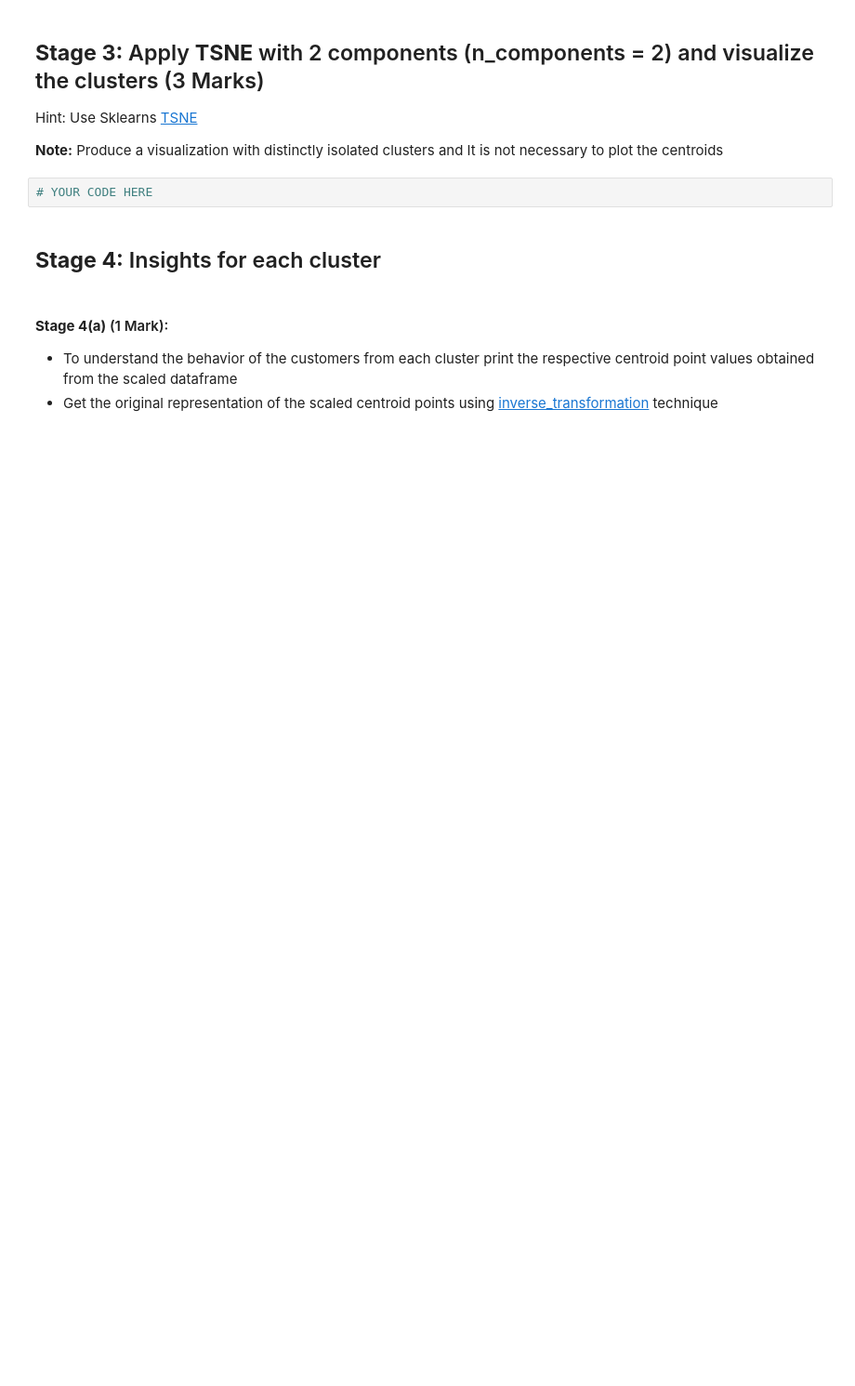
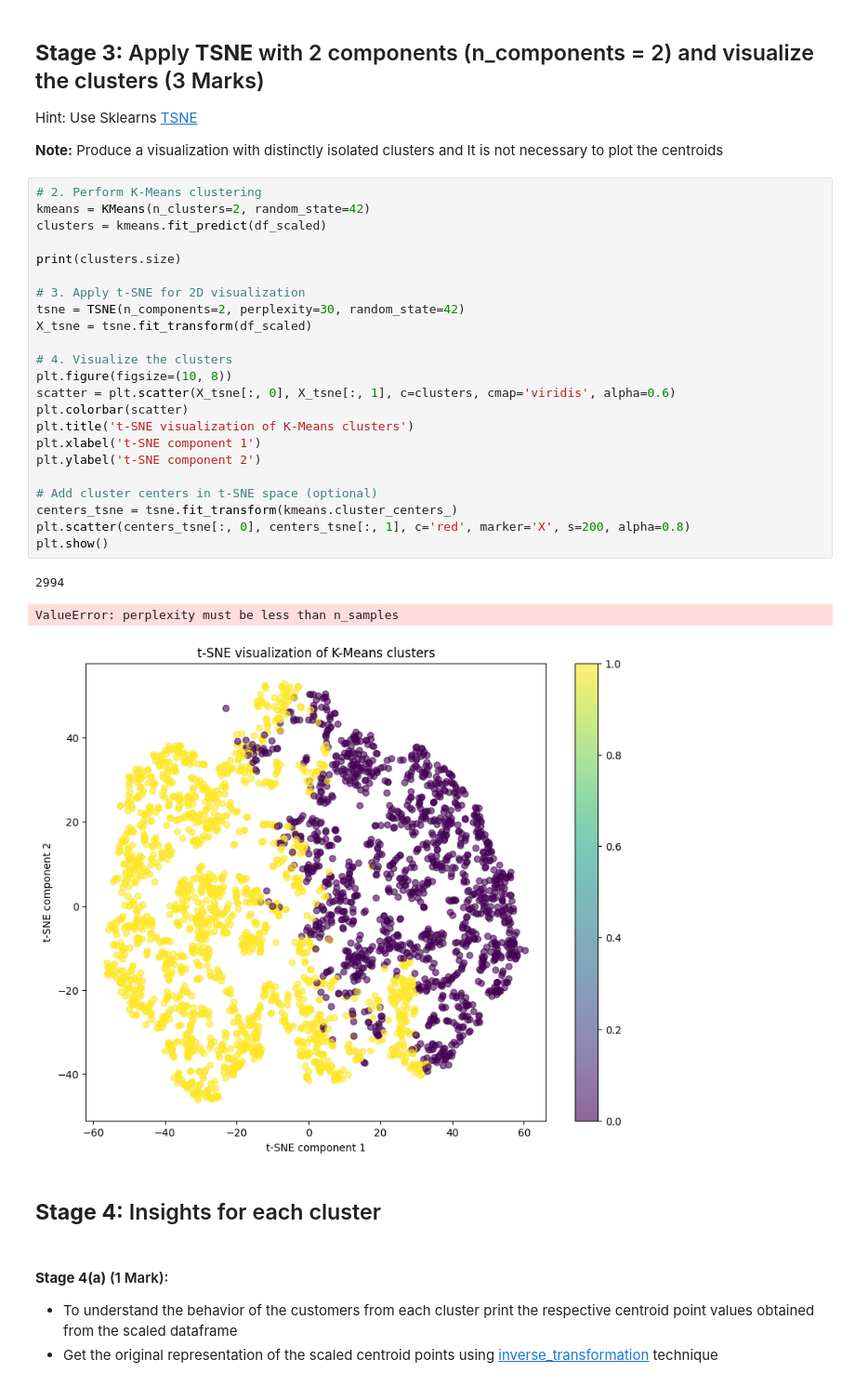
Before and after one commit to vikramvundyala/python_AI-ML, a Jupyter notebook: U2_MH2_Customer_Segmentation.ipynb, the cells around one changed output. Shown at 93% size. Drawn from its saved outputs; the diff is of its cells as text; blank space fills up the shorter version.

```diff
--- a/U2_MH2_Customer_Segmentation.ipynb
+++ b/U2_MH2_Customer_Segmentation.ipynb
@@ -214,8 +289,33 @@ array([[-1.13359969, -0.63261322, -0.31715131, ..., -0.94317715,
 Hint: Use Sklearns [TSNE](https://scikit-learn.org/stable/modules/generated/sklearn.manifold.TSNE.html)
 
 **Note:** Produce a visualization with distinctly isolated clusters and It is not necessary to plot the centroids
-# %%
-# YOUR CODE HERE
+# %%
+# 2. Perform K-Means clustering
+kmeans = KMeans(n_clusters=2, random_state=42)
+clusters = kmeans.fit_predict(df_scaled)
+
+print(clusters.size)
+
+# 3. Apply t-SNE for 2D visualization
+tsne = TSNE(n_components=2, perplexity=30, random_state=42)
+X_tsne = tsne.fit_transform(df_scaled)
+
+# 4. Visualize the clusters
+plt.figure(figsize=(10, 8))
+scatter = plt.scatter(X_tsne[:, 0], X_tsne[:, 1], c=clusters, cmap='viridis', alpha=0.6)
+plt.colorbar(scatter)
+plt.title('t-SNE visualization of K-Means clusters')
+plt.xlabel('t-SNE component 1')
+plt.ylabel('t-SNE component 2')
+
+# Add cluster centers in t-SNE space (optional)
+centers_tsne = tsne.fit_transform(kmeans.cluster_centers_)
+plt.scatter(centers_tsne[:, 0], centers_tsne[:, 1], c='red', marker='X', s=200, alpha=0.8)
+plt.show()
+# %% [output]
+2994
+ValueError: perplexity must be less than n_samples
+[figure, added]
 # %% [markdown]
 ## **Stage 4:** Insights for each cluster
 # %% [markdown]
```
Also changed, not shown: parts of 12 cells of this notebook.
